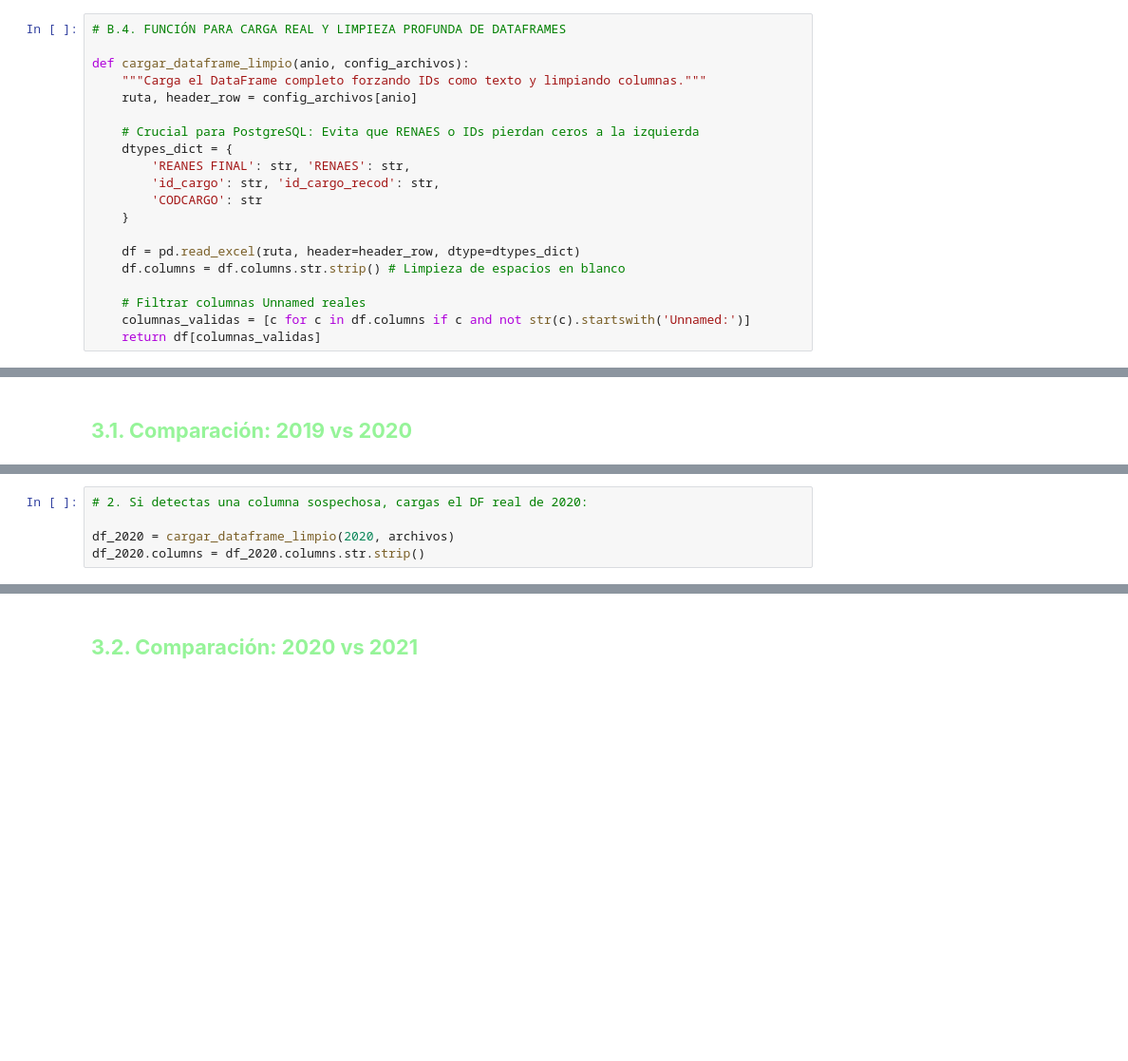
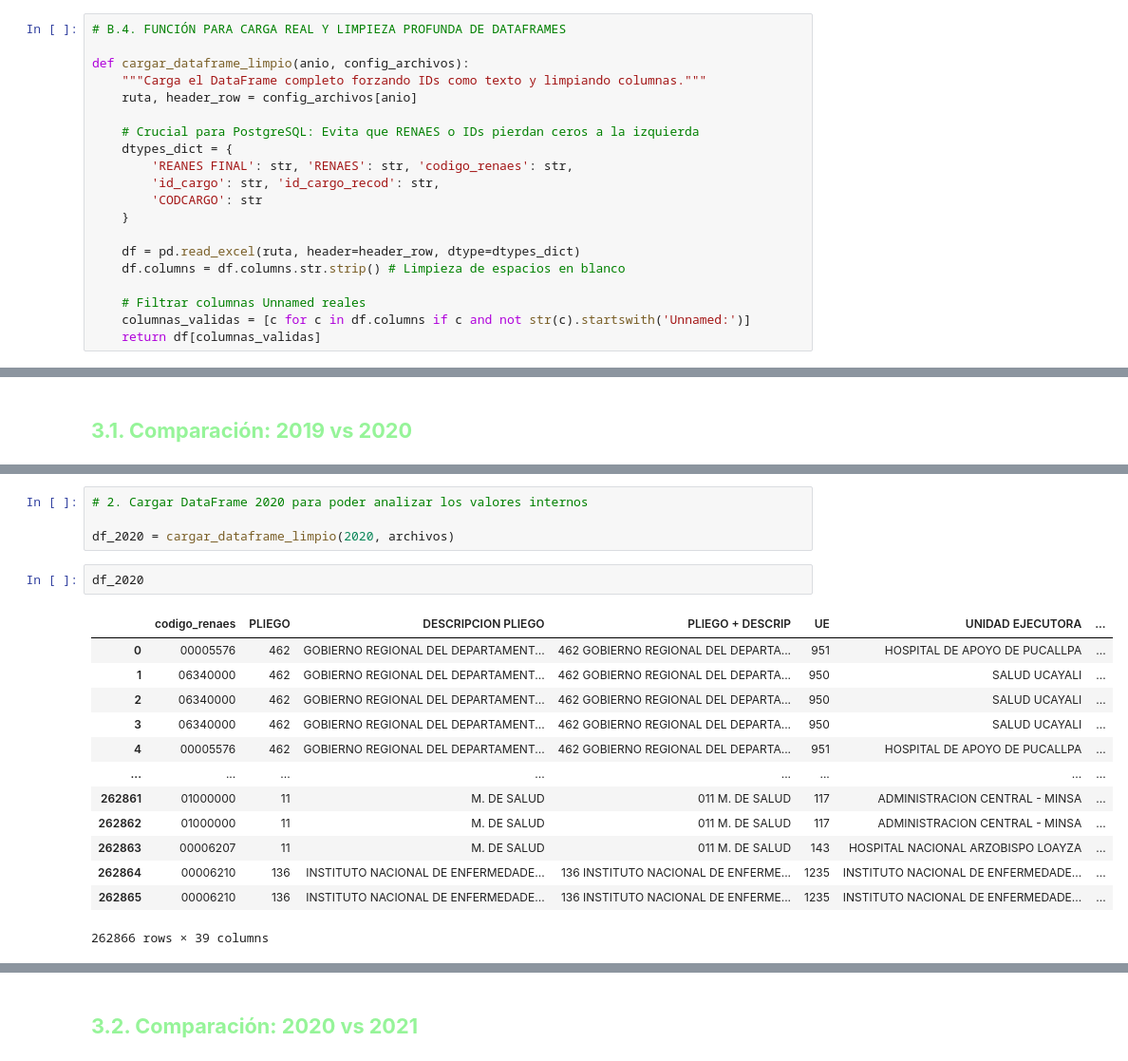
Before and after one commit to nadia0207/minsa-rrhh-analytics, a Jupyter notebook: notebooks/01_comparacion_columnas.ipynb, the cells around one changed output, grey strips where cells are left out. Shown at 95% size. Drawn from its saved outputs; the diff is of its cells as text; blank space fills up the shorter version.

```diff
--- a/notebooks/01_comparacion_columnas.ipynb
+++ b/notebooks/01_comparacion_columnas.ipynb
@@ -82,7 +82,7 @@ def cargar_dataframe_limpio(anio, config_archivos):
 
     # Crucial para PostgreSQL: Evita que RENAES o IDs pierdan ceros a la izquierda
     dtypes_dict = {
-        'REANES FINAL': str, 'RENAES': str,
+        'REANES FINAL': str, 'RENAES': str, 'codigo_renaes': str,
         'id_cargo': str, 'id_cargo_recod': str,
         'CODCARGO': str
     }
@@ -563,5 +590,20 @@ comparar_columnas_anios(columnas_2019, columnas_2020, 2019, 2020)
 # %%
-# 2. Si detectas una columna sospechosa, cargas el DF real de 2020:
+# 2. Cargar DataFrame 2020 para poder analizar los valores internos
 
 df_2020 = cargar_dataframe_limpio(2020, archivos)
-df_2020.columns = df_2020.columns.str.strip()
+# %%
+df_2020
+# %% [output]
+|  | codigo_renaes | PLIEGO | DESCRIPCION PLIEGO | PLIEGO + DESCRIP | UE | UNIDAD EJECUTORA | ... |
+| 0 | 00005576 | 462 | GOBIERNO REGIONAL DEL DEPARTAMENT... | 462 GOBIERNO REGIONAL DEL DEPARTA... | 951 | HOSPITAL DE APOYO DE PUCALLPA | ... |
+| 1 | 06340000 | 462 | GOBIERNO REGIONAL DEL DEPARTAMENT... | 462 GOBIERNO REGIONAL DEL DEPARTA... | 950 | SALUD UCAYALI | ... |
+| 2 | 06340000 | 462 | GOBIERNO REGIONAL DEL DEPARTAMENT... | 462 GOBIERNO REGIONAL DEL DEPARTA... | 950 | SALUD UCAYALI | ... |
+| 3 | 06340000 | 462 | GOBIERNO REGIONAL DEL DEPARTAMENT... | 462 GOBIERNO REGIONAL DEL DEPARTA... | 950 | SALUD UCAYALI | ... |
+| 4 | 00005576 | 462 | GOBIERNO REGIONAL DEL DEPARTAMENT... | 462 GOBIERNO REGIONAL DEL DEPARTA... | 951 | HOSPITAL DE APOYO DE PUCALLPA | ... |
+| ... | ... | ... | ... | ... | ... | ... | ... |
+| 262861 | 01000000 | 11 | M. DE SALUD | 011 M. DE SALUD | 117 | ADMINISTRACION CENTRAL - MINSA | ... |
+| 262862 | 01000000 | 11 | M. DE SALUD | 011 M. DE SALUD | 117 | ADMINISTRACION CENTRAL - MINSA | ... |
+| 262863 | 00006207 | 11 | M. DE SALUD | 011 M. DE SALUD | 143 | HOSPITAL NACIONAL ARZOBISPO LOAYZA | ... |
+| 262864 | 00006210 | 136 | INSTITUTO NACIONAL DE ENFERMEDADE... | 136 INSTITUTO NACIONAL DE ENFERME... | 1235 | INSTITUTO NACIONAL DE ENFERMEDADE... | ... |
+| 262865 | 00006210 | 136 | INSTITUTO NACIONAL DE ENFERMEDADE... | 136 INSTITUTO NACIONAL DE ENFERME... | 1235 | INSTITUTO NACIONAL DE ENFERMEDADE... | ... |
+262866 rows × 39 columns
```
Also changed, not shown: parts of 10 cells of this notebook.
